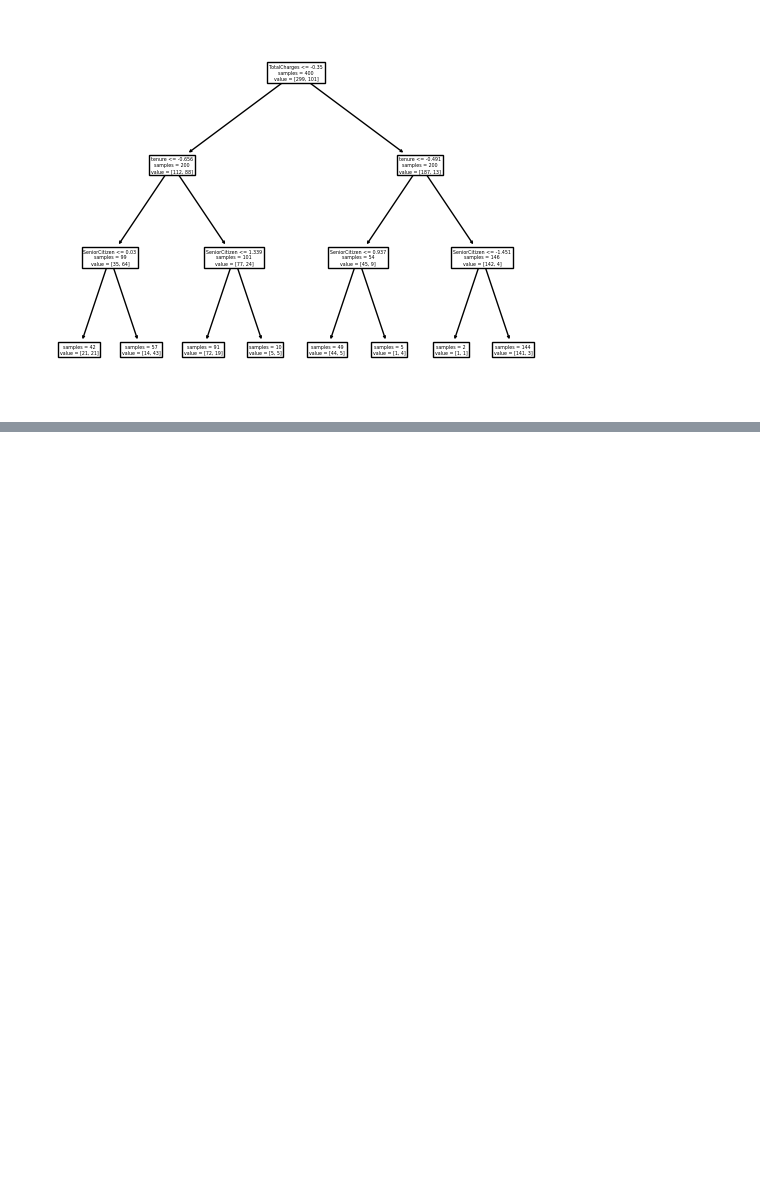
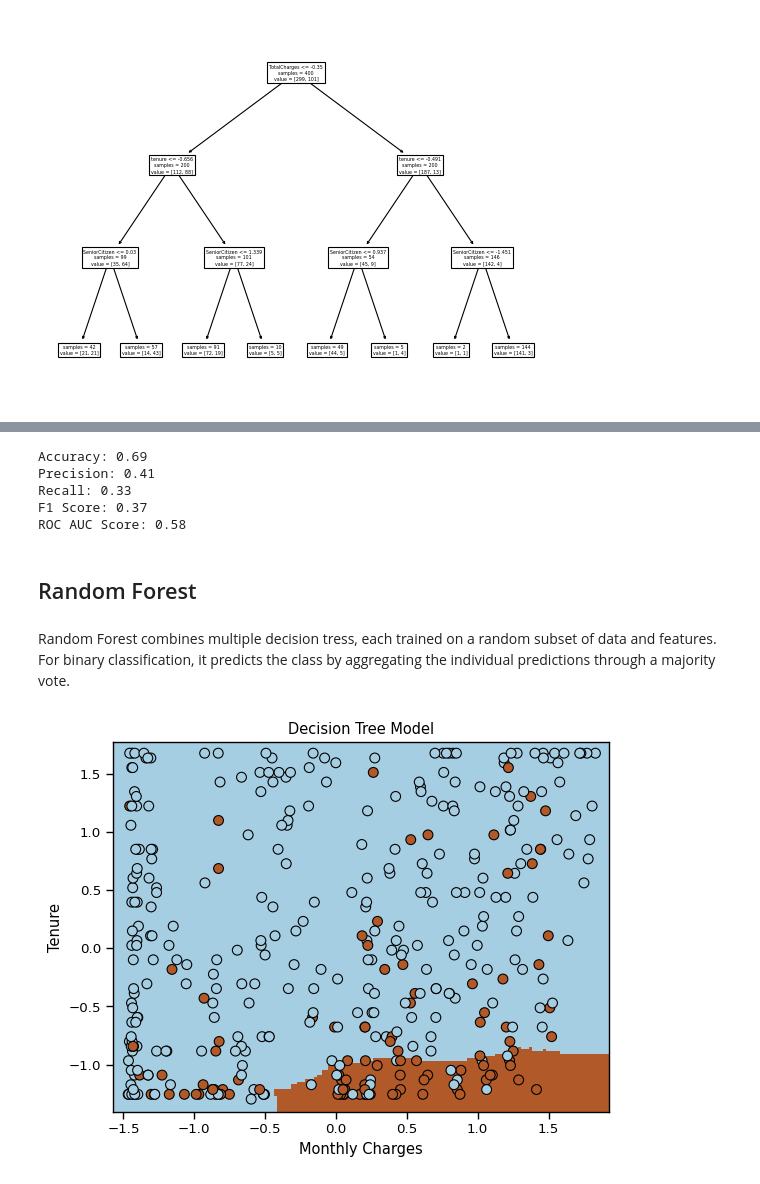
Before and after one commit to Shrestha-Dipesh/ML-Final-Project, a Jupyter notebook: ML_Final_Project.ipynb, the cells around one changed output, grey strips where cells are left out. Cells and saved outputs as stored; diff of their text form; code cells hidden in the pictures; blank space fills up the shorter version.

Commit message:
Random Forest Model

```diff
--- a/ML_Final_Project.ipynb
+++ b/ML_Final_Project.ipynb
@@ -1124,0 +1125,61 @@ make_2d_plot(ax, Z, pd.DataFrame(X), data_y_train)
+# %%
+# Make predictions on the test set
+clf = DecisionTreeClassifier()
+clf.fit(data_x_train, data_y_train)
+data_y_predict = clf.predict(data_x_test)
+
+# Evaluate the accuracy
+accuracy = accuracy_score(data_y_test, data_y_predict)
+print(f"Accuracy: {accuracy:.2f}")
+
+# Calculate and print additional metrics
+precision = precision_score(data_y_test, data_y_predict)
+recall = recall_score(data_y_test, data_y_predict)
+f1 = f1_score(data_y_test, data_y_predict)
+roc_auc = roc_auc_score(data_y_test, data_y_predict)
+
+print(f"Precision: {precision:.2f}")
+print(f"Recall: {recall:.2f}")
+print(f"F1 Score: {f1:.2f}")
+print(f"ROC AUC Score: {roc_auc:.2f}")
+# %% [output]
+Accuracy: 0.69
+Precision: 0.41
+Recall: 0.33
+F1 Score: 0.37
+ROC AUC Score: 0.58
+# %% [markdown]
+## Random Forest
+# %% [markdown]
+Random Forest combines multiple decision tress, each trained on a random subset of data and features. For binary classification, it predicts the class by aggregating the individual predictions through a majority vote.
+# %%
+np.random.seed(1000)
+n_models, n_flowers, n_subset = 300, data_x_train.shape[0], 10
+random_forest = []
+for i in range(n_models):
+    # Sample the data with replacement
+    random_idx = np.random.randint(0, n_flowers, size=(n_subset,))
+    X_random, y_random = data_x_train[random_idx, :2], data_y_train[random_idx]
+
+    # Train a decision tree model
+    clf = DecisionTreeClassifier()
+    clf.fit(X_random, y_random)
+
+    # Append it to our ensemble
+    random_forest += [clf]
+# %%
+# Visualize predictions from a random forest
+ax = plt.gca()
+
+# Compute average predictions from all the models in the ensemble
+X_all, y_all = data_x_train[:,:2], data_y_train
+Z_list = []
+for clf in random_forest:
+    Z_clf = make_2d_preds(clf, pd.DataFrame(X_all))
+    Z_list += [Z_clf]
+Z_avg = np.stack(Z_list, axis=2).mean(axis=2)
+
+# Visualize predictions
+make_2d_plot(ax, np.rint(Z_avg), pd.DataFrame(X_all), y_all)
+# %% [output]
+[figure, added]
```
Also changed, not shown: parts of 8 cells of this notebook.
